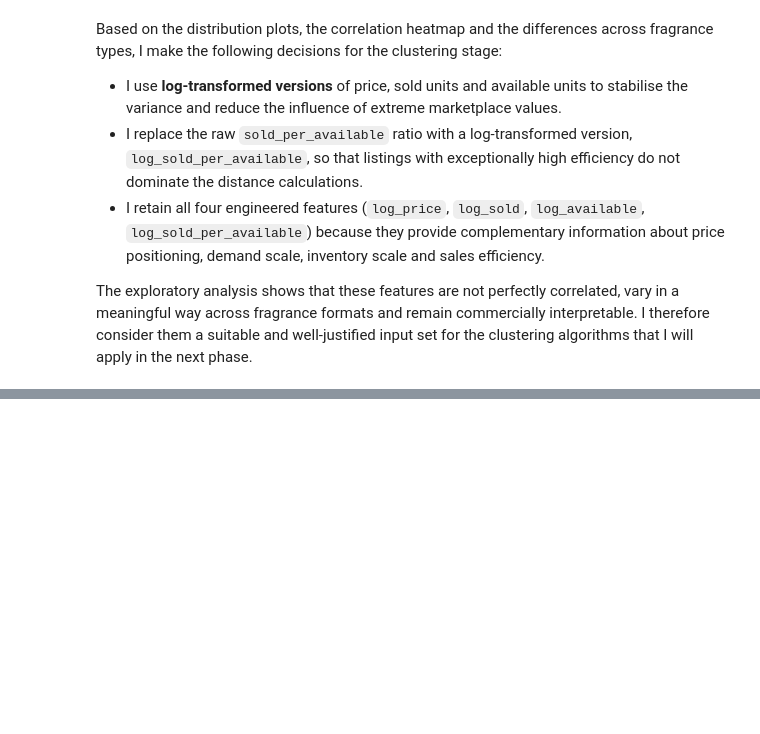
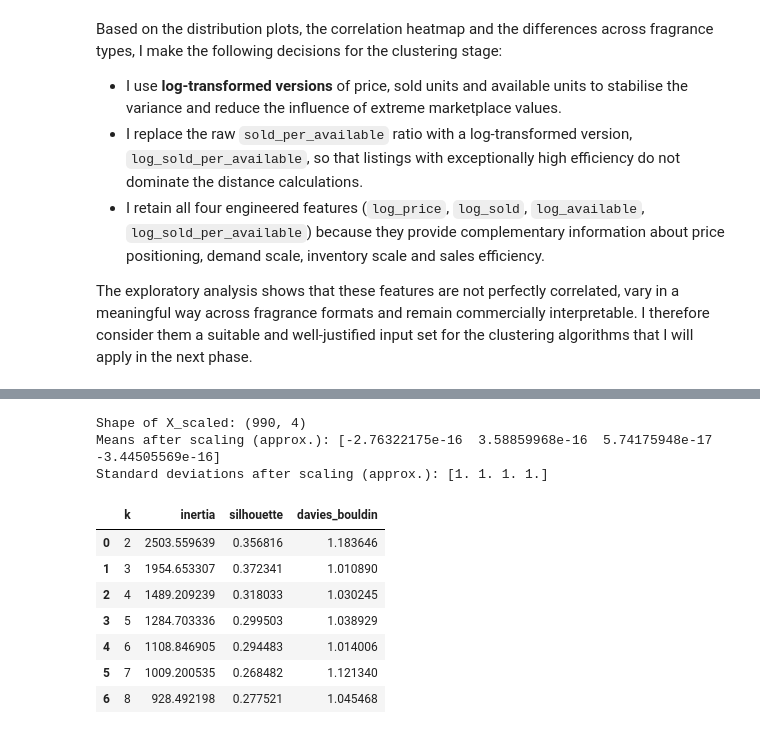
Before and after one commit to OmerTDK/scenttech-fragrance-clustering, a Jupyter notebook: main.ipynb, the cells around one changed output, grey strips where cells are left out. Drawn from its saved outputs; the diff is of its cells as text; code cells hidden in the pictures; blank space fills up the shorter version.

```diff
--- a/main.ipynb
+++ b/main.ipynb
@@ -475,0 +488,50 @@ The exploratory analysis shows that these features are not perfectly correlated,
+# %%
+from sklearn.preprocessing import StandardScaler
+
+# Feature matrix for clustering
+X = df_clean[features_for_clustering].values
+
+# Standardise features to zero mean and unit variance
+scaler = StandardScaler()
+X_scaled = scaler.fit_transform(X)
+
+print("Shape of X_scaled:", X_scaled.shape)
+print("Means after scaling (approx.):", X_scaled.mean(axis=0))
+print("Standard deviations after scaling (approx.):", X_scaled.std(axis=0))
+# %% [output]
+Shape of X_scaled: (990, 4)
+Means after scaling (approx.): [-2.76322175e-16  3.58859968e-16  5.74175948e-17 -3.44505569e-16]
+Standard deviations after scaling (approx.): [1. 1. 1. 1.]
+# %%
+from sklearn.cluster import KMeans
+from sklearn.metrics import silhouette_score, davies_bouldin_score
+
+k_values = range(2, 9)  # try between 2 and 8 clusters
+results = []
+
+for k in k_values:
+    kmeans = KMeans(n_clusters=k, random_state=42, n_init=10)
+    labels = kmeans.fit_predict(X_scaled)
+
+    inertia = kmeans.inertia_
+    sil = silhouette_score(X_scaled, labels)
+    dbi = davies_bouldin_score(X_scaled, labels)
+
+    results.append({
+        "k": k,
+        "inertia": inertia,
+        "silhouette": sil,
+        "davies_bouldin": dbi
+    })
+
+kmeans_results = pd.DataFrame(results)
+kmeans_results
+# %% [output]
+|  | k | inertia | silhouette | davies_bouldin |
+| 0 | 2 | 2503.559639 | 0.356816 | 1.183646 |
+| 1 | 3 | 1954.653307 | 0.372341 | 1.010890 |
+| 2 | 4 | 1489.209239 | 0.318033 | 1.030245 |
+| 3 | 5 | 1284.703336 | 0.299503 | 1.038929 |
+| 4 | 6 | 1108.846905 | 0.294483 | 1.014006 |
+| 5 | 7 | 1009.200535 | 0.268482 | 1.121340 |
+| 6 | 8 | 928.492198 | 0.277521 | 1.045468 |
```
Also changed, not shown: parts of 5 cells of this notebook.
